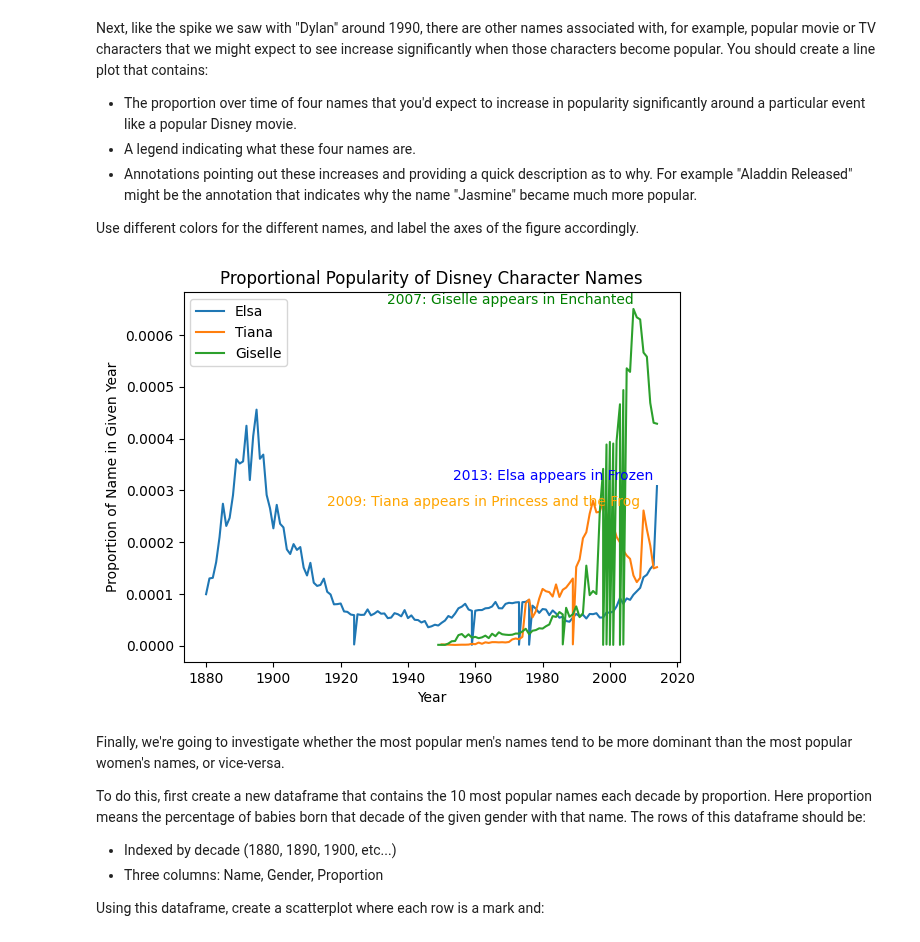
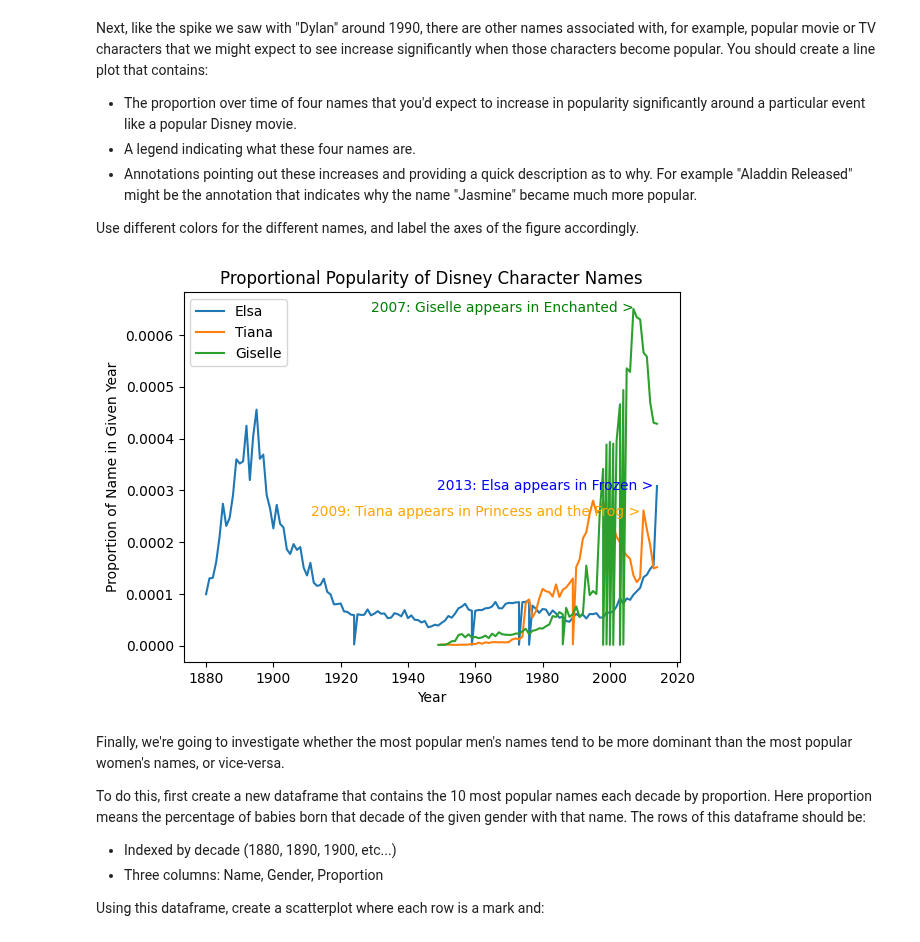
Before and after one commit to robchristiansen13/Learning, a Jupyter notebook: WeberState/CS 6570 (Data Science Algorithms I)/Assignments/CS-6570 Homework 2.ipynb, the cells around one changed output. Cells and saved outputs as stored; diff of their text form; code cells hidden in the pictures.

```diff
--- a/WeberState/CS 6570 (Data Science Algorithms I)/Assignments/CS-6570 Homework 2.ipynb
+++ b/WeberState/CS 6570 (Data Science Algorithms I)/Assignments/CS-6570 Homework 2.ipynb
@@ -115,25 +115,23 @@ Use different colors for the different names, and label the axes of the figure a
 # %%
 #TODO: Draw the line plots described above.
 SearchNames = ['Elsa', 'Tiana','Giselle']
 df_stars = df_names.loc[(df_names['Name'].isin(SearchNames))] # Source: https://www.geeksforgeeks.org/how-to-check-if-pandas-column-has-value-from-list-of-string/
-
 
 fig, ax = plt.subplots()
 for item in SearchNames:
     ax.plot(df_stars[['Year']].loc[df_stars['Name']==item], df_stars[['prop']].loc[df_stars['Name']==item], label = item)
 
 ax.legend()
 ax.set_title('Proportional Popularity of Disney Character Names')
 ax.set_xlabel('Year')
 ax.set_ylabel('Proportion of Name in Given Year')
-ax.annotate("2009: Tiana appears in Princess and the Frog", xy=(2009, .00027), color='orange', horizontalalignment='right')
-ax.annotate("2013: Elsa appears in Frozen", xy=(2013, .00032), color='blue', horizontalalignment='right')
-ax.annotate("2007: Giselle appears in Enchanted", xy=(2007, .00066), color='green', horizontalalignment='right')
+ax.annotate("2009: Tiana appears in Princess and the Frog >", xy=(2009, .00025), color='orange', horizontalalignment='right')
+ax.annotate("2013: Elsa appears in Frozen >", xy=(2013, .0003), color='blue', horizontalalignment='right')
+ax.annotate("2007: Giselle appears in Enchanted >", xy=(2007, .000645), color='green', horizontalalignment='right')
 
-# ax.annotate(2009, 0.0028, "2009: Princess and the Frog")
 plt.show()
 # %% [output]
-[figure, old version]
+[figure, new version]
 # %% [markdown]
 Finally, we're going to investigate whether the most popular men's names tend to be more dominant than the most popular women's names, or vice-versa.
 
```
Also changed, not shown: parts of 1 cell of this notebook.
